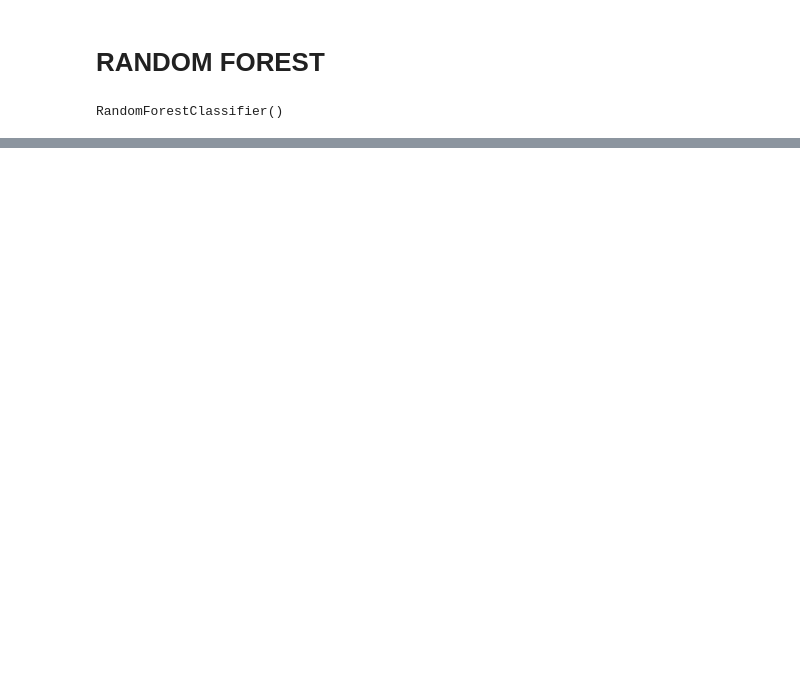
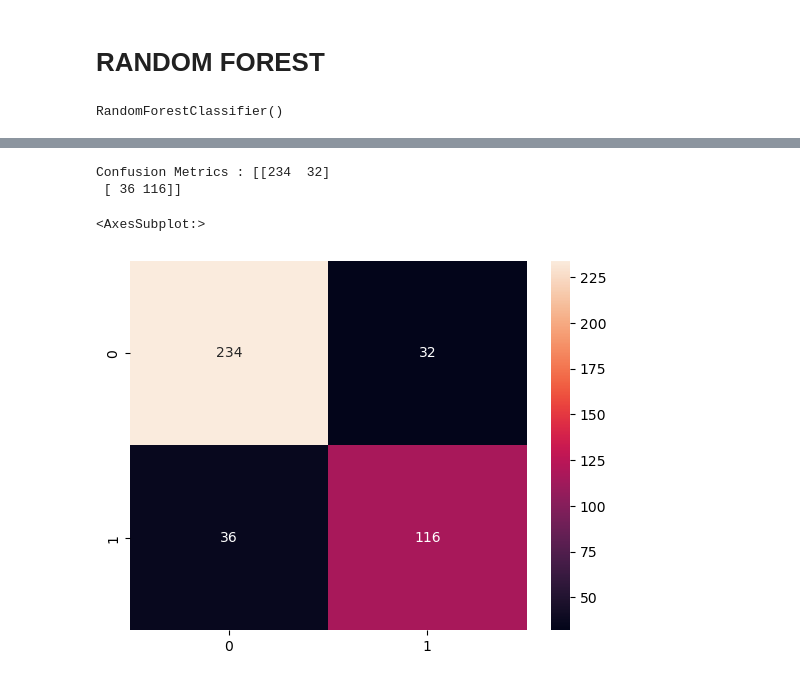
Before and after one commit to prashantsundge/Titanic_Dataset, a Jupyter notebook: Titanic_Dataset.ipynb, the cells around one changed output, grey strips where cells are left out. Saved outputs shown, nothing was run; the diff lists cells and outputs as text; code cells hidden in the pictures; blank space fills up the shorter version.

```diff
--- a/Titanic_Dataset.ipynb
+++ b/Titanic_Dataset.ipynb
@@ -504,0 +638,6 @@ weighted avg       0.80      0.80      0.79       294
+# %%
+test_scaler=test_scale.fit_transform(test_dummy)
+# %%
+x_test=pd.DataFrame(test_scaler)
+# %%
+xtest_pred=gnb.predict(x_test)
@@ -504,0 +646,2 @@ weighted avg       0.80      0.80      0.79       294
+# %%
+submission=pd.read_csv('data/gender_submission.csv')
@@ -504,0 +681,9 @@ weighted avg       0.80      0.80      0.79       294
+# %%
+test_conf=confusion_matrix(submission['Survived'], xtest_pred)
+print(f"Confusion Metrics : {test_conf}")
+sns.heatmap(test_conf, annot= True, fmt='d')
+# %% [output]
+Confusion Metrics : [[234  32]
+ [ 36 116]]
+<AxesSubplot:>
+[figure, added]
```
Also changed, not shown: parts of 25 cells of this notebook.
